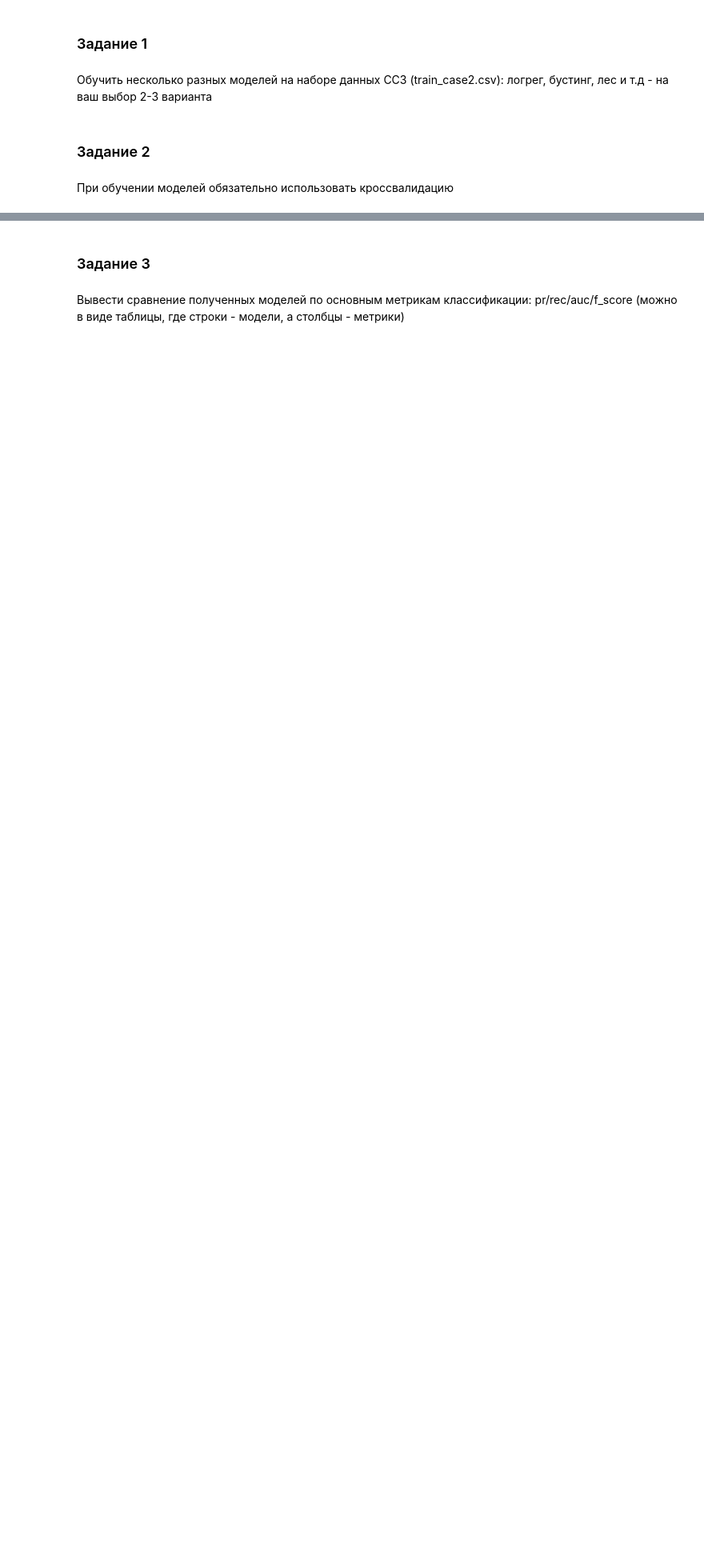
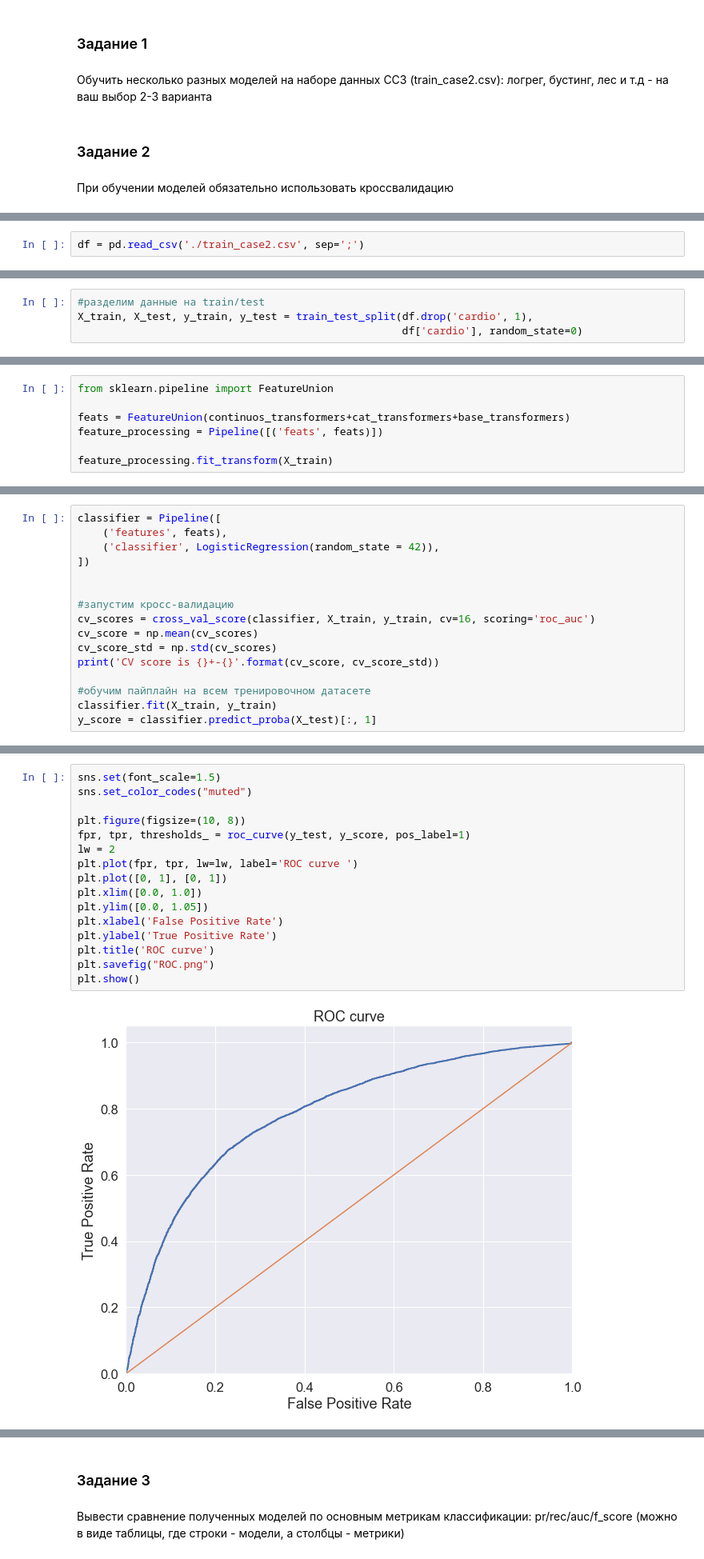
Before and after one commit to kamyninatatyana/ML_in_business, a Jupyter notebook: Lesson_03/HW_03.ipynb, the cells around one changed output, grey strips where cells are left out. Shown at 80% size. Saved outputs shown, nothing was run; the diff lists cells and outputs as text; blank space fills up the shorter version.

```diff
--- a/Lesson_03/HW_03.ipynb
+++ b/Lesson_03/HW_03.ipynb
@@ -10,0 +31,2 @@
+# %%
+df = pd.read_csv('./train_case2.csv', sep=';')
@@ -10,0 +40,4 @@
+# %%
+#разделим данные на train/test
+X_train, X_test, y_train, y_test = train_test_split(df.drop('cardio', 1),
+                                                    df['cardio'], random_state=0)
@@ -10,0 +120,7 @@
+# %%
+from sklearn.pipeline import FeatureUnion
+
+feats = FeatureUnion(continuos_transformers+cat_transformers+base_transformers)
+feature_processing = Pipeline([('feats', feats)])
+
+feature_processing.fit_transform(X_train)
@@ -10,0 +145,16 @@
+# %%
+classifier = Pipeline([
+    ('features', feats),
+    ('classifier', LogisticRegression(random_state = 42)),
+])
+
+
+#запустим кросс-валидацию
+cv_scores = cross_val_score(classifier, X_train, y_train, cv=16, scoring='roc_auc')
+cv_score = np.mean(cv_scores)
+cv_score_std = np.std(cv_scores)
+print('CV score is {}+-{}'.format(cv_score, cv_score_std))
+
+#обучим пайплайн на всем тренировочном датасете
+classifier.fit(X_train, y_train)
+y_score = classifier.predict_proba(X_test)[:, 1]
@@ -10,0 +178,18 @@
+# %%
+sns.set(font_scale=1.5)
+sns.set_color_codes("muted")
+
+plt.figure(figsize=(10, 8))
+fpr, tpr, thresholds_ = roc_curve(y_test, y_score, pos_label=1)
+lw = 2
+plt.plot(fpr, tpr, lw=lw, label='ROC curve ')
+plt.plot([0, 1], [0, 1])
+plt.xlim([0.0, 1.0])
+plt.ylim([0.0, 1.05])
+plt.xlabel('False Positive Rate')
+plt.ylabel('True Positive Rate')
+plt.title('ROC curve')
+plt.savefig("ROC.png")
+plt.show()
+# %% [output]
+[figure, added]
```
Also changed, not shown: parts of 25 cells of this notebook.
